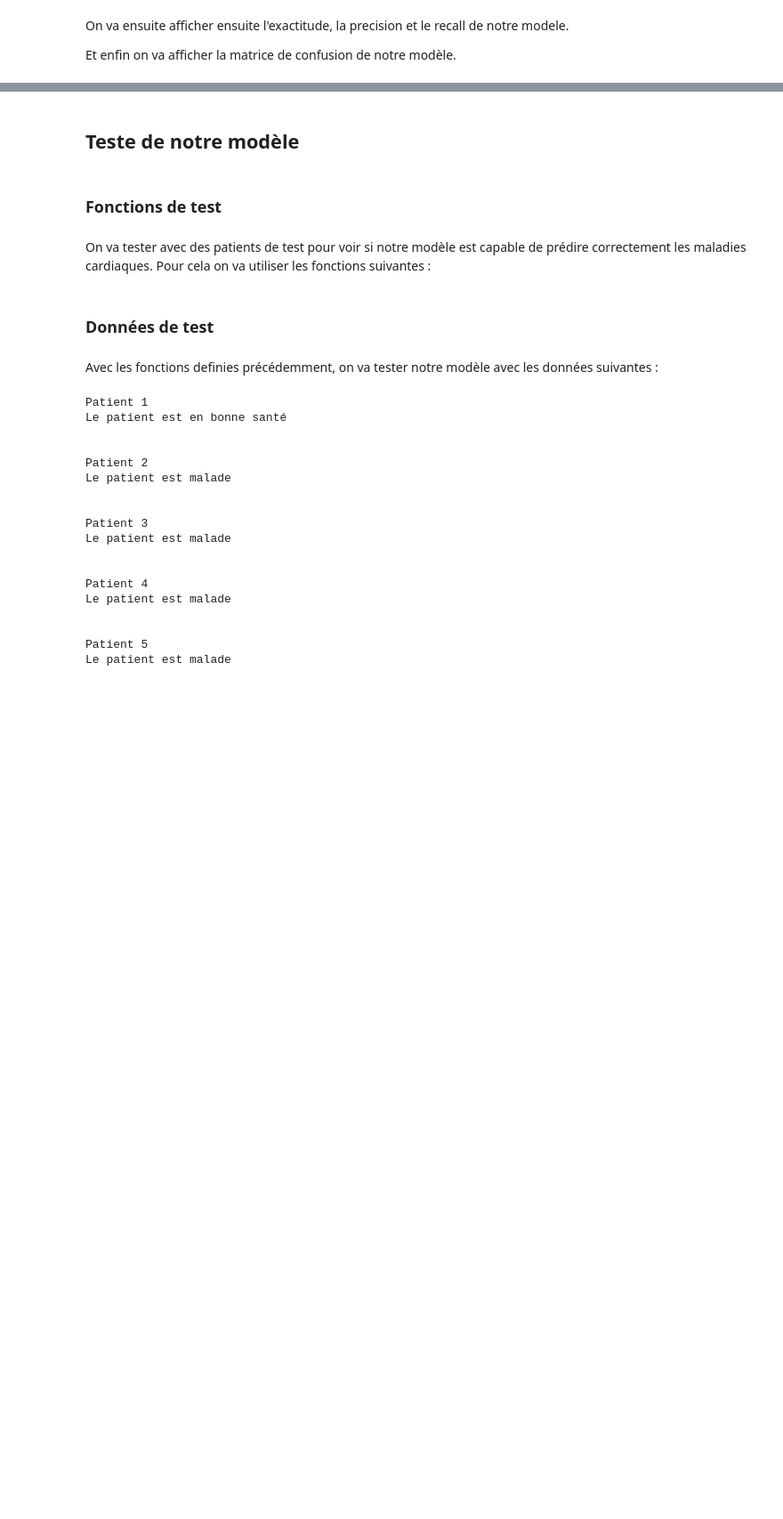
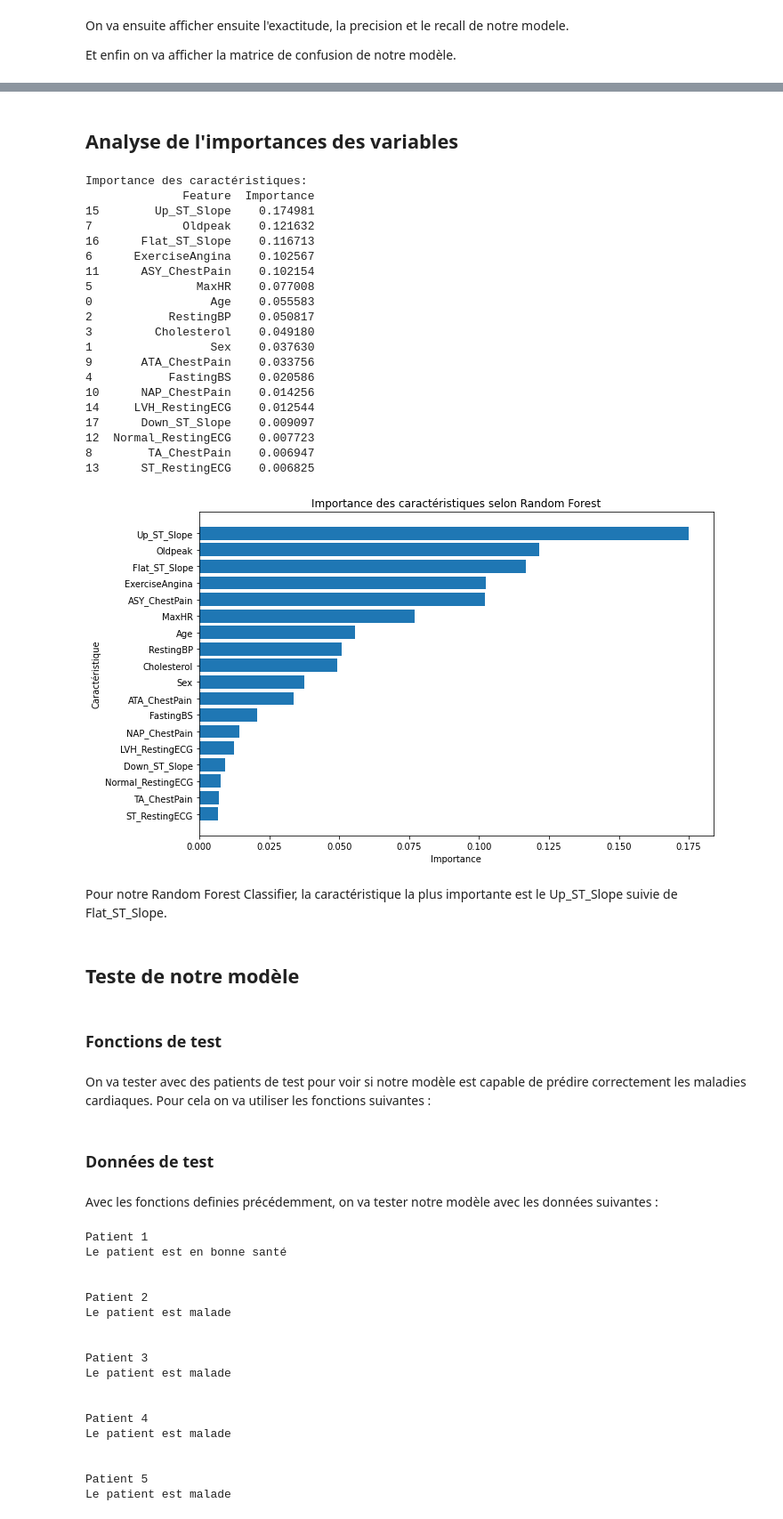
Before and after one commit to iamkgc05/Data_project, a Jupyter notebook: Partie3_3.ipynb, the cells around one changed output, grey strips where cells are left out. Shown at 89% size. Cells and saved outputs as stored; diff of their text form; code cells hidden in the pictures; blank space fills up the shorter version.

```diff
--- a/Partie3_3.ipynb
+++ b/Partie3_3.ipynb
@@ -117,3 +118,49 @@ weighted avg       0.87      0.87      0.87       184
+# %% [markdown]
+## Analyse de l'importances des variables
+# %%
+# Analyse de l'importances des variables
+importances = best_rf.feature_importances_
+feature_importance_df = pd.DataFrame({
+    'Feature': x.columns,
+    'Importance': importances
+}).sort_values('Importance', ascending=False)
+
+print("Importance des caractéristiques:")
+print(feature_importance_df)
+
+
+plt.figure(figsize=(10, 6))
+plt.barh(feature_importance_df['Feature'], feature_importance_df['Importance'])
+plt.xlabel('Importance')
+plt.ylabel('Caractéristique')
+plt.title('Importance des caractéristiques selon Random Forest')
+plt.gca().invert_yaxis()  # Pour afficher la plus importante en haut
+plt.tight_layout()
+plt.show()
+# %% [output]
+Importance des caractéristiques:
+              Feature  Importance
+15        Up_ST_Slope    0.174981
+7             Oldpeak    0.121632
+16      Flat_ST_Slope    0.116713
+6      ExerciseAngina    0.102567
+11      ASY_ChestPain    0.102154
+5               MaxHR    0.077008
+0                 Age    0.055583
+2           RestingBP    0.050817
+3         Cholesterol    0.049180
+1                 Sex    0.037630
+9       ATA_ChestPain    0.033756
+4           FastingBS    0.020586
+10      NAP_ChestPain    0.014256
+14     LVH_RestingECG    0.012544
+17      Down_ST_Slope    0.009097
+12  Normal_RestingECG    0.007723
+8        TA_ChestPain    0.006947
+13      ST_RestingECG    0.006825
+[figure, added]
+# %% [markdown]
+Pour notre Random Forest Classifier, la caractéristique la plus importante est le Up_ST_Slope suivie de Flat_ST_Slope.
 # %% [markdown]
 ## Teste de notre modèle
 # %% [markdown]
```
Also changed, not shown: parts of 3 cells of this notebook, 12 other files.
